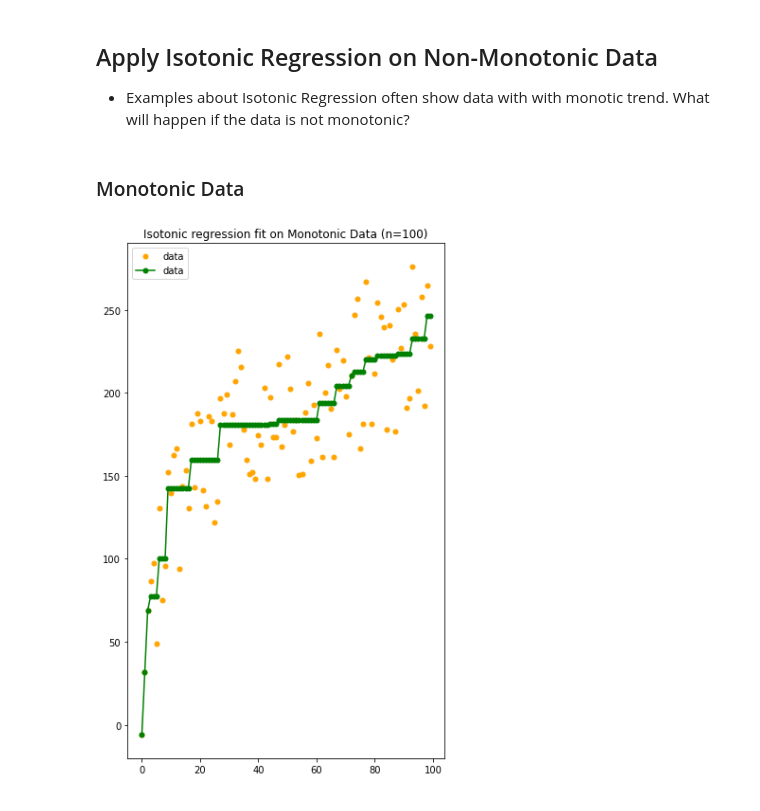
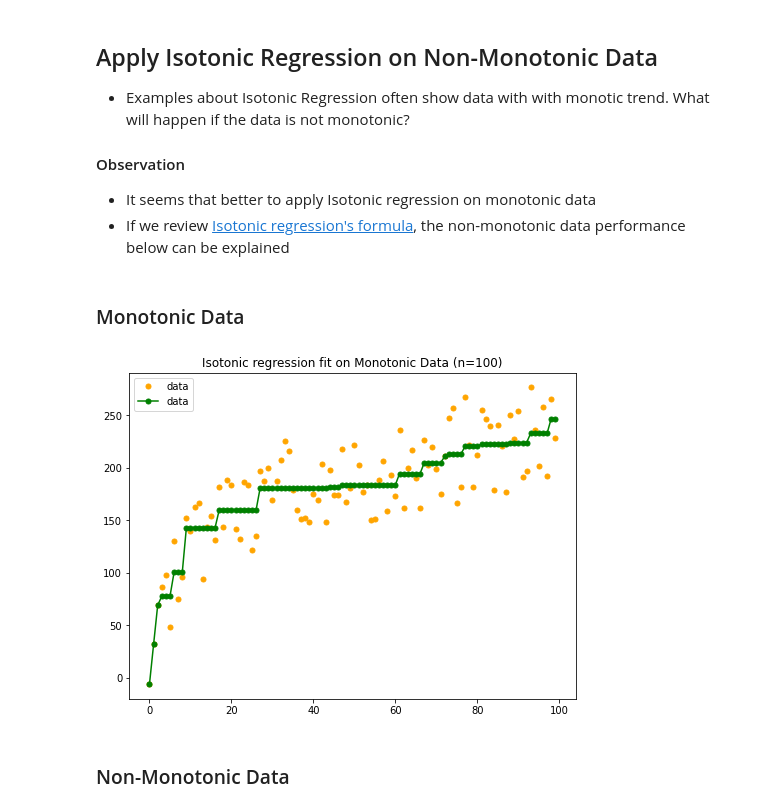
Before and after one commit to hanhanwu/Basic_But_Useful, a Jupyter notebook: simple_proof/iso_reg_nonmonotonic_data.ipynb, the cells around one changed output. Drawn from its saved outputs; the diff is of its cells as text; code cells hidden in the pictures.

Commit message:
iso reg on non-monotonic data

```diff
--- a/simple_proof/iso_reg_nonmonotonic_data.ipynb
+++ b/simple_proof/iso_reg_nonmonotonic_data.ipynb
@@ -2,6 +2,12 @@
 ## Apply Isotonic Regression on Non-Monotonic Data
 
 * Examples about Isotonic Regression often show data with with monotic trend. What will happen if the data is not monotonic?
+
+#### Observation
+* It seems that better to apply Isotonic regression on monotonic data
+* If we review [Isotonic regression's formula][1], the non-monotonic data performance below can be explained
+
+[1]:https://en.wikipedia.org/wiki/Isotonic_regression
 # %%
 import numpy as np
 import matplotlib.pyplot as plt
@@ -20,12 +26,14 @@ y = rs.randint(-50, 50, size=(n,)) + 50.0 * np.log1p(np.arange(n))
 ir = IsotonicRegression(out_of_bounds="clip")
 y_iso = ir.fit_transform(x, y)
 # %%
-fig, ax = plt.subplots(ncols=1, figsize=(6, ))
+fig, ax = plt.subplots(ncols=1, figsize=(8, 6))
 
 ax.plot(x, y, ".", markersize=10, label='data', color='orange')
 ax.plot(x, y_iso, ".-", markersize=10, label='data', color='green')
 ax.legend(loc="best")
 ax.set_title("Isotonic regression fit on Monotonic Data (n=%d)" % n)
 plt.show()
 # %% [output]
-[figure, old version]
+[figure, new version]
+# %% [markdown]
+### Non-Monotonic Data
```
Also changed, not shown: parts of 3 cells of this notebook.
